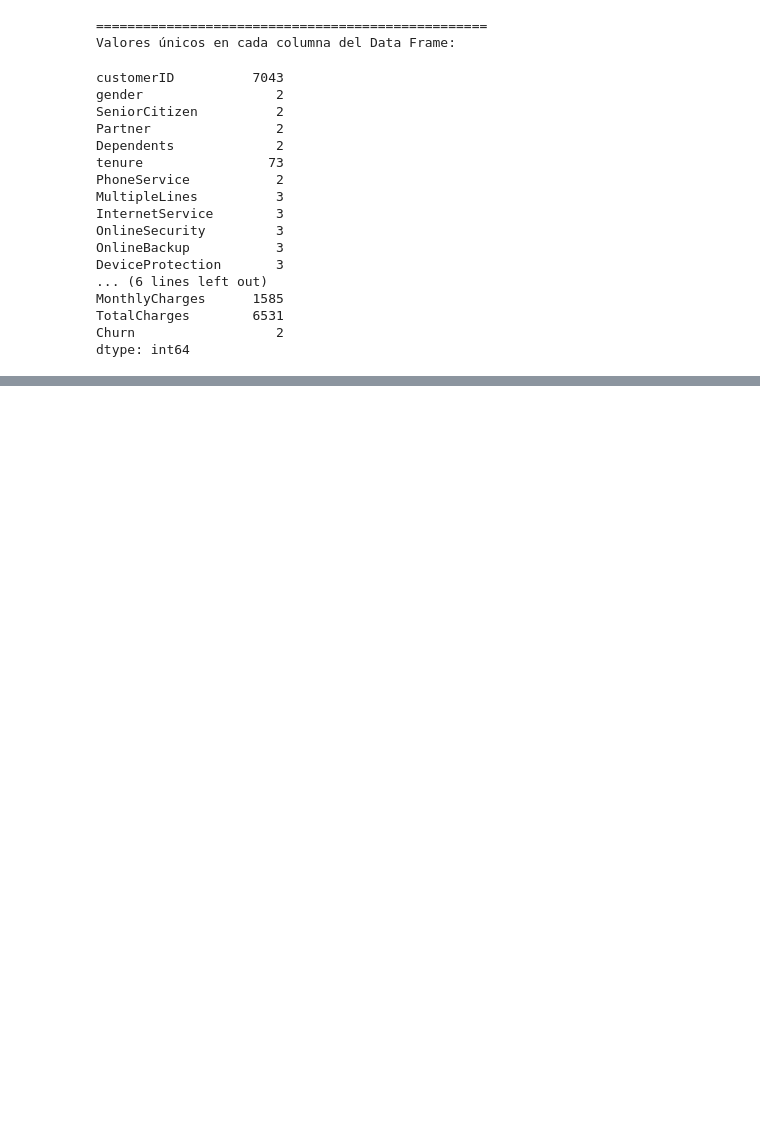
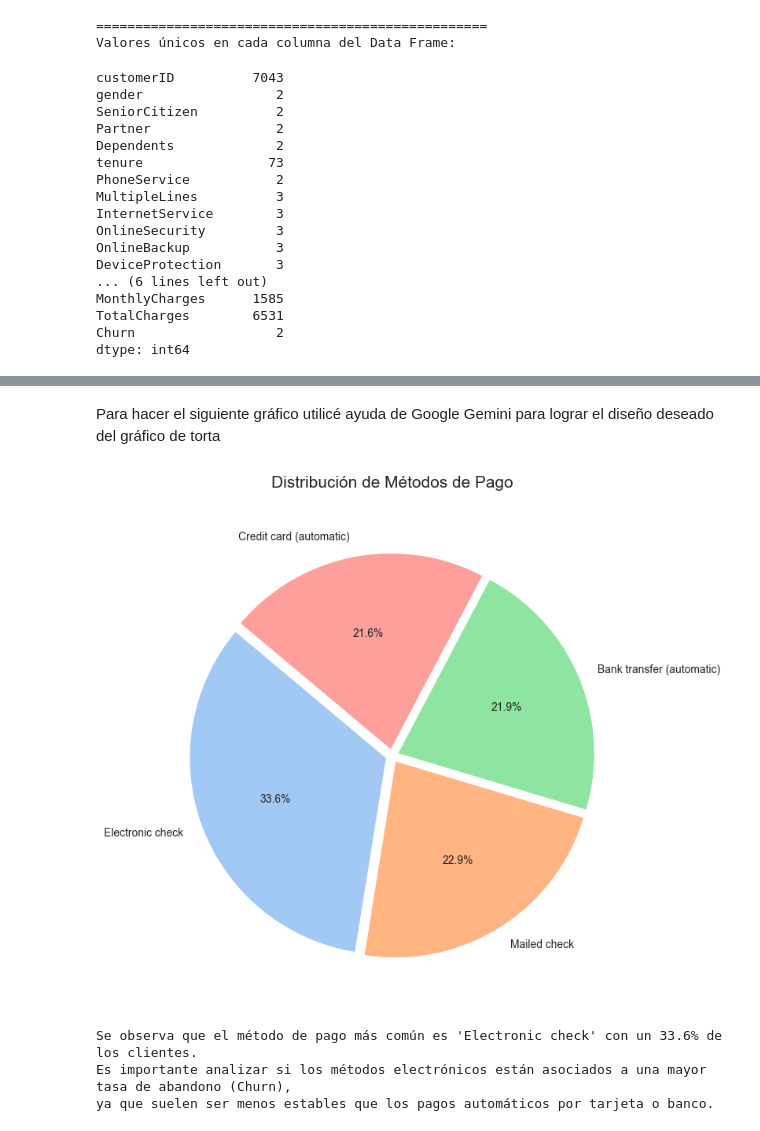
Before and after one commit to OrtegaHamel/Examen1_intento1, a Jupyter notebook: notebooks/examen1_intento1.ipynb, the cells around one changed output, grey strips where cells are left out. Cells and saved outputs as stored; diff of their text form; code cells hidden in the pictures; blank space fills up the shorter version.

```diff
--- a/notebooks/examen1_intento1.ipynb
+++ b/notebooks/examen1_intento1.ipynb
@@ -192,0 +327,30 @@ dtype: int64
+# %% [markdown]
+Para hacer el siguiente gráfico utilicé ayuda de Google Gemini para lograr el diseño deseado del gráfico de torta
+# %%
+# Gráfico de torta para la columna 'PaymentMethod' para ver la distribución de los métodos de pago entre los clientes
+data_pie = df_telco['PaymentMethod'].value_counts()
+colores = sns.color_palette('pastel')[0:len(data_pie)]
+
+fig, ax = plt.subplots(figsize=(10, 7))
+
+plt.pie(
+    data_pie,
+    labels=data_pie.index,
+    autopct='%1.1f%%',
+    startangle=140,
+    colors=colores,
+    explode=[0.03] * len(data_pie) # Separa un poco cada tajada para que se vea moderno
+)
+
+ax.set_title('Distribución de Métodos de Pago', fontsize=15, pad=20)
+plt.tight_layout()
+plt.show()
+
+print(f"Se observa que el método de pago más común es '{data_pie.idxmax()}' con un {data_pie.max()/len(df_telco)*100:.1f}% de los clientes.")
+print("Es importante analizar si los métodos electrónicos están asociados a una mayor tasa de abandono (Churn),")
+print("ya que suelen ser menos estables que los pagos automáticos por tarjeta o banco.")
+# %% [output]
+[figure, added]
+Se observa que el método de pago más común es 'Electronic check' con un 33.6% de los clientes.
+Es importante analizar si los métodos electrónicos están asociados a una mayor tasa de abandono (Churn),
+ya que suelen ser menos estables que los pagos automáticos por tarjeta o banco.
```
Also changed, not shown: parts of 20 cells of this notebook.
